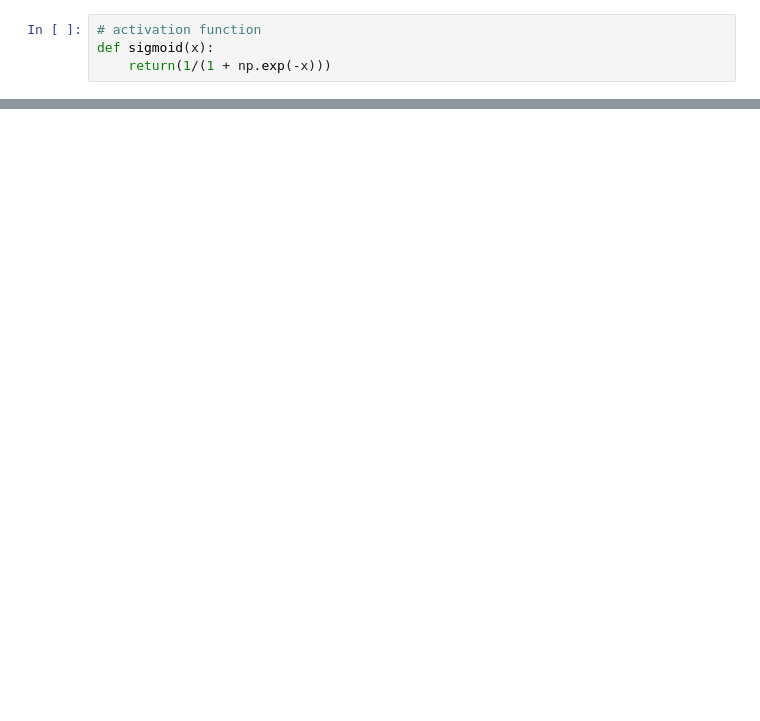
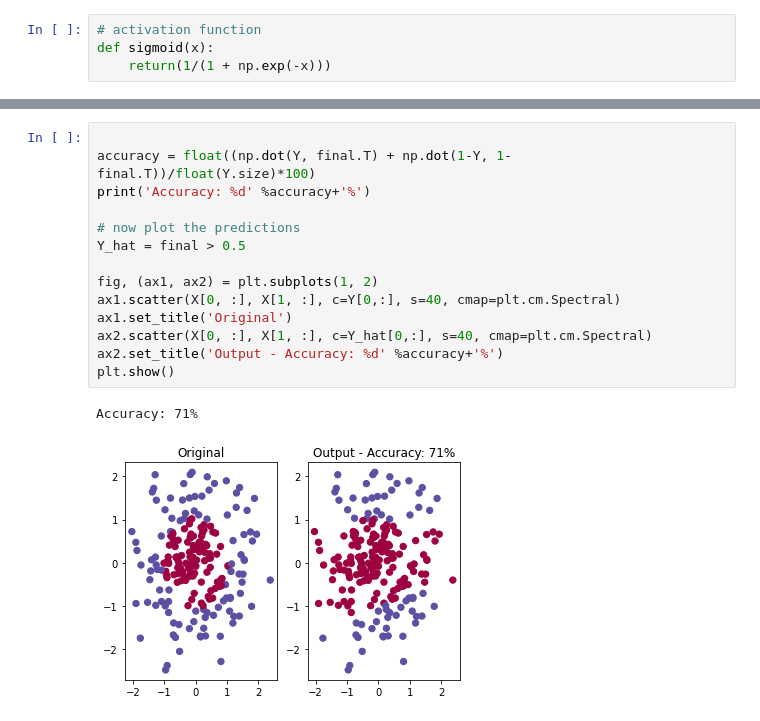
Before and after one commit to waleed2812/A3_CS2Ai, a Jupyter notebook: A3.ipynb, the cells around one changed output, grey strips where cells are left out. Saved outputs shown, nothing was run; the diff lists cells and outputs as text; blank space fills up the shorter version.

```diff
--- a/A3.ipynb
+++ b/A3.ipynb
@@ -191,0 +122,17 @@ ValueError: operands could not be broadcast together with shapes (3,2) (4,2)
+# %%
+
+accuracy = float((np.dot(Y, final.T) + np.dot(1-Y, 1-final.T))/float(Y.size)*100)
+print('Accuracy: %d' %accuracy+'%')
+
+# now plot the predictions
+Y_hat = final > 0.5
+
+fig, (ax1, ax2) = plt.subplots(1, 2)
+ax1.scatter(X[0, :], X[1, :], c=Y[0,:], s=40, cmap=plt.cm.Spectral)
+ax1.set_title('Original')
+ax2.scatter(X[0, :], X[1, :], c=Y_hat[0,:], s=40, cmap=plt.cm.Spectral)
+ax2.set_title('Output - Accuracy: %d' %accuracy+'%')
+plt.show()
+# %% [output]
+Accuracy: 71%
+[figure, added]
```
Also changed, not shown: parts of 9 cells of this notebook, 2 other files.
